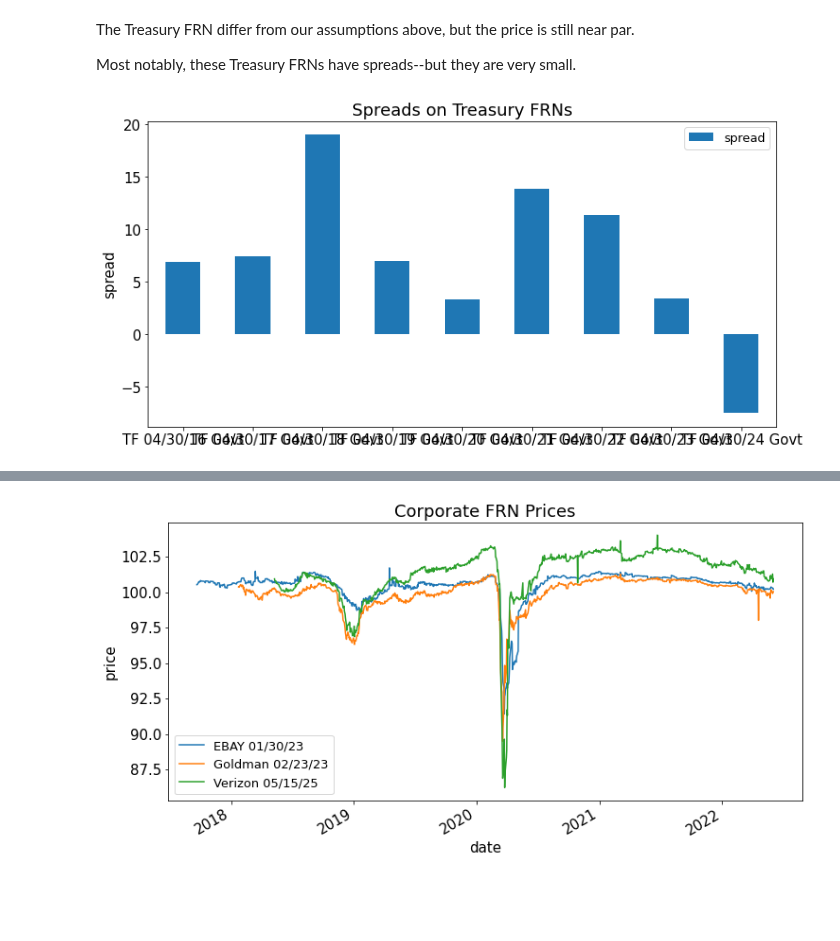
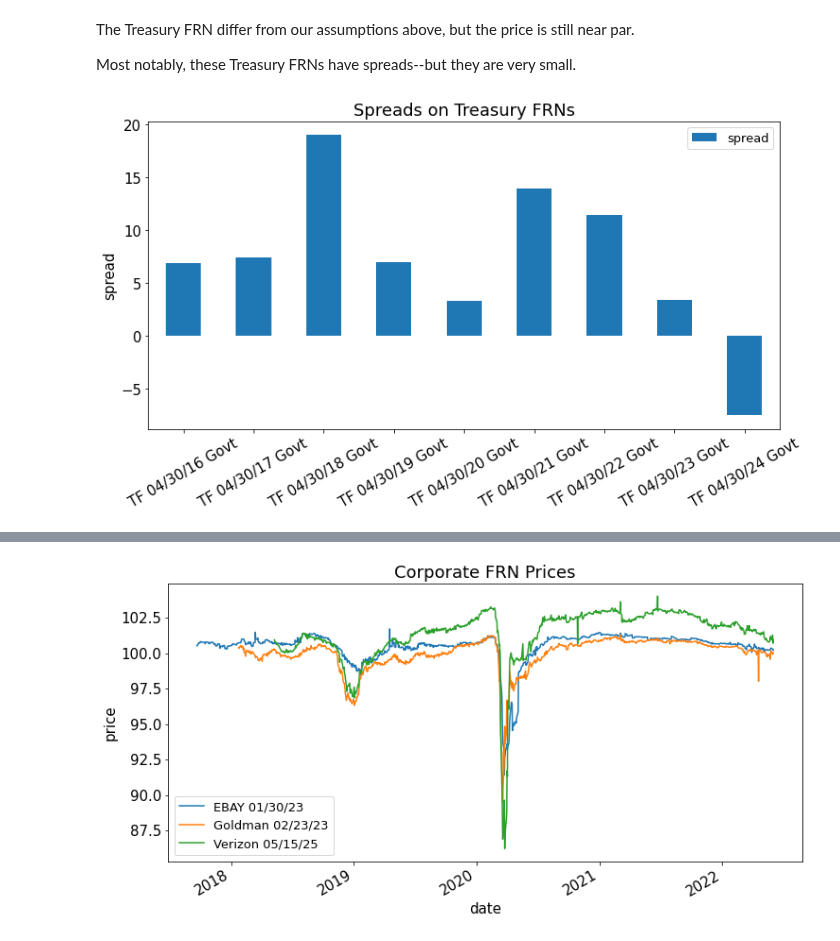
Before and after one commit to MarkHendricks/drw-markets, a Jupyter notebook: notebooks/A.4. Floating-Rate Notes.ipynb, the cells around one changed output, grey strips where cells are left out. Drawn from its saved outputs; the diff is of its cells as text; code cells hidden in the pictures; blank space fills up the shorter version.

```diff
--- a/notebooks/A.4. Floating-Rate Notes.ipynb
+++ b/notebooks/A.4. Floating-Rate Notes.ipynb
@@ -242,9 +241,9 @@ Most notably, these Treasury FRNs have spreads--but they are very small.
 # %%
 raw = pd.read_excel(filepath_TFRN,sheet_name='specs').set_index('Unnamed: 0')
 raw.index.name=''
 raw.rename(columns={'flt_spread':'spread'},inplace=True)
 raw[['spread']].plot.bar(ylabel='spread',title='Spreads on Treasury FRNs')
-plt.xticks(rotation = 60)
+plt.xticks(rotation=30)
 plt.show()
 # %% [output]
-[figure, old version]
+[figure, new version]
```
Also changed, not shown: parts of 18 cells of this notebook, 6 other files.
